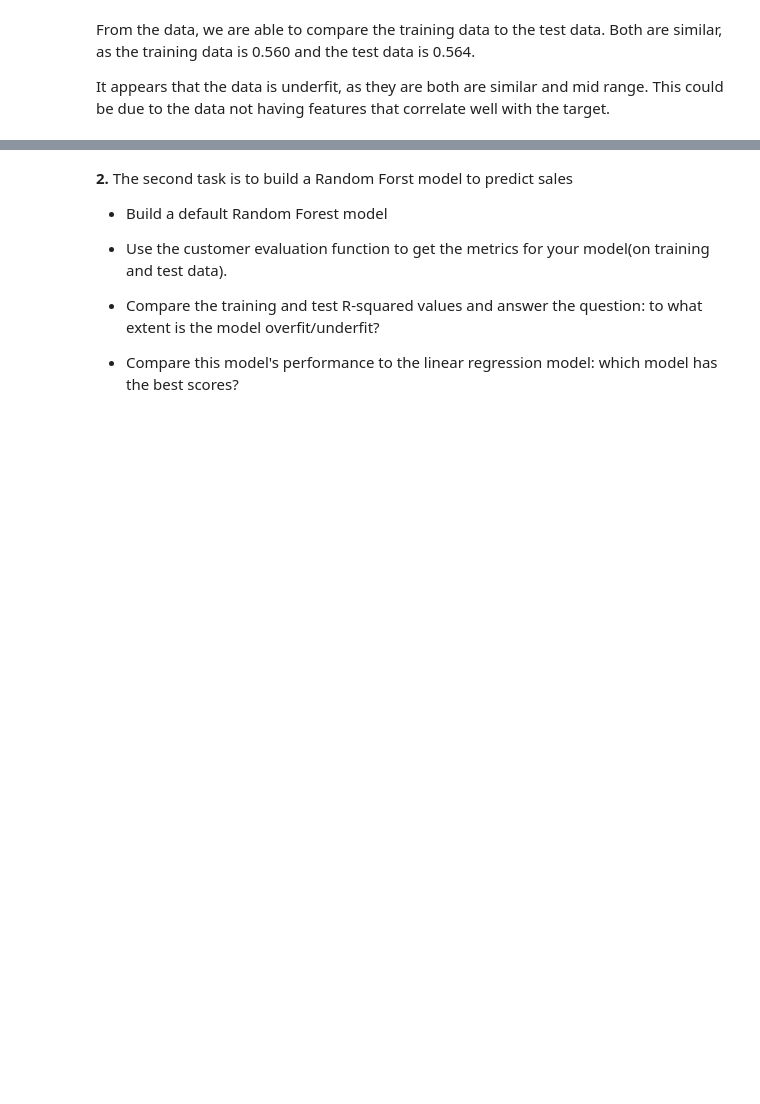
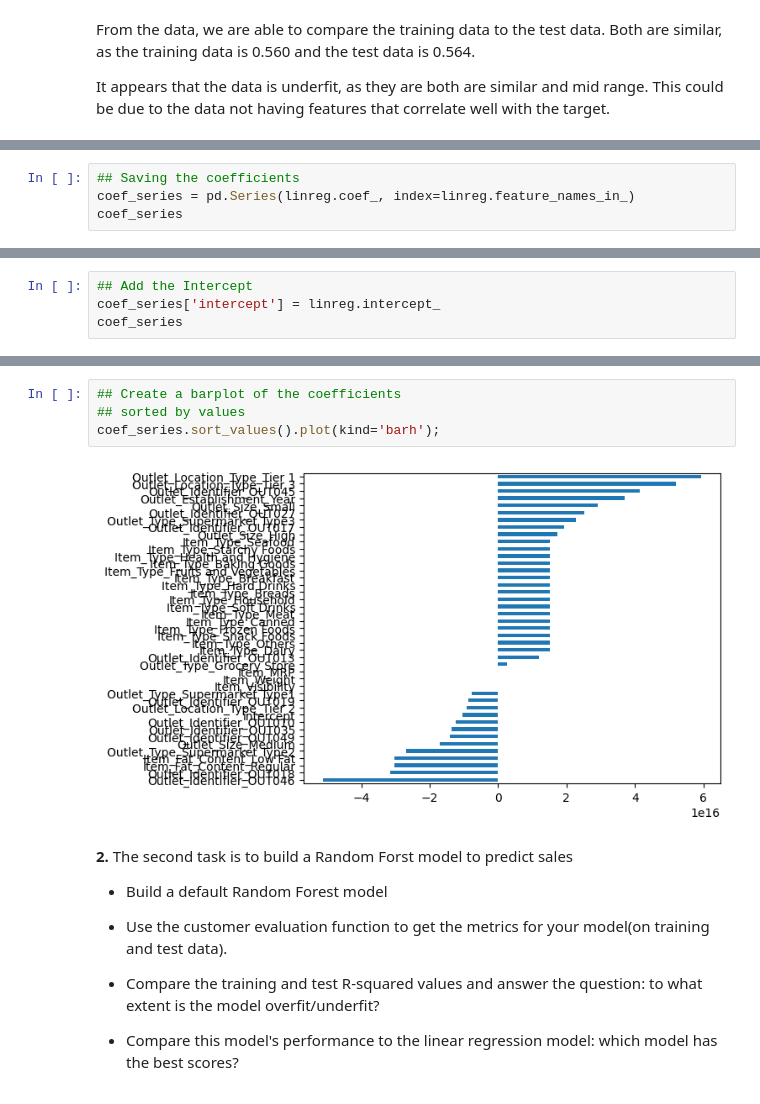
Before and after one commit to ddy623/Prediction-of-Product-Sales, a Jupyter notebook: Prediction_of_Product_Sales.ipynb, the cells around one changed output, grey strips where cells are left out. Saved outputs shown, nothing was run; the diff lists cells and outputs as text; blank space fills up the shorter version.

```diff
--- a/Prediction_of_Product_Sales.ipynb
+++ b/Prediction_of_Product_Sales.ipynb
@@ -1606,0 +1552,4 @@ It appears that the data is underfit, as they are both are similar and mid range
+# %%
+## Saving the coefficients
+coef_series = pd.Series(linreg.coef_, index=linreg.feature_names_in_)
+coef_series
@@ -1606,0 +1574,4 @@ It appears that the data is underfit, as they are both are similar and mid range
+# %%
+## Add the Intercept
+coef_series['intercept'] = linreg.intercept_
+coef_series
@@ -1607,3 +1620,9 @@ It appears that the data is underfit, as they are both are similar and mid range
+# %%
+## Create a barplot of the coefficients
+## sorted by values
+coef_series.sort_values().plot(kind='barh');
+# %% [output]
+[figure, added]
 # %% [markdown]
 **2.** The second task is to build a Random Forst model to predict sales
 
```
Also changed, not shown: parts of 43 cells of this notebook.
